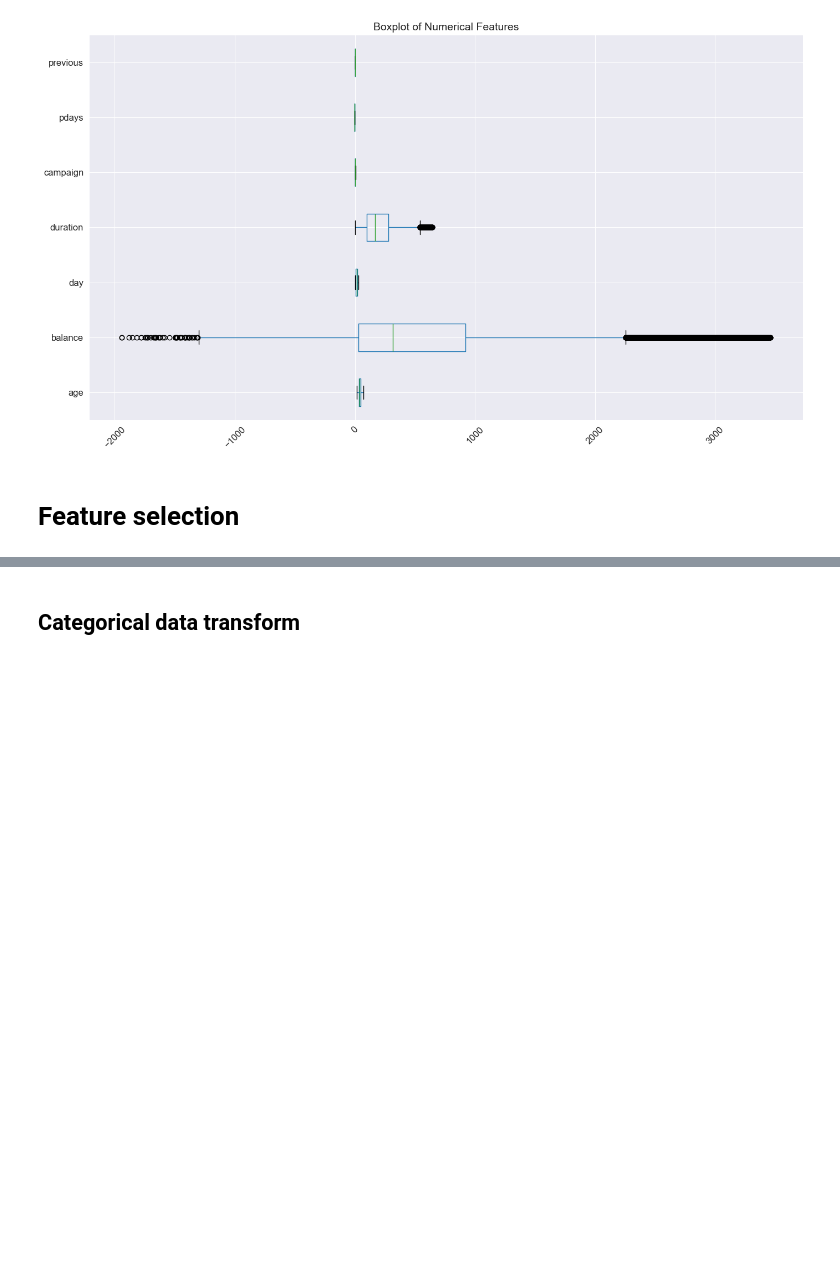
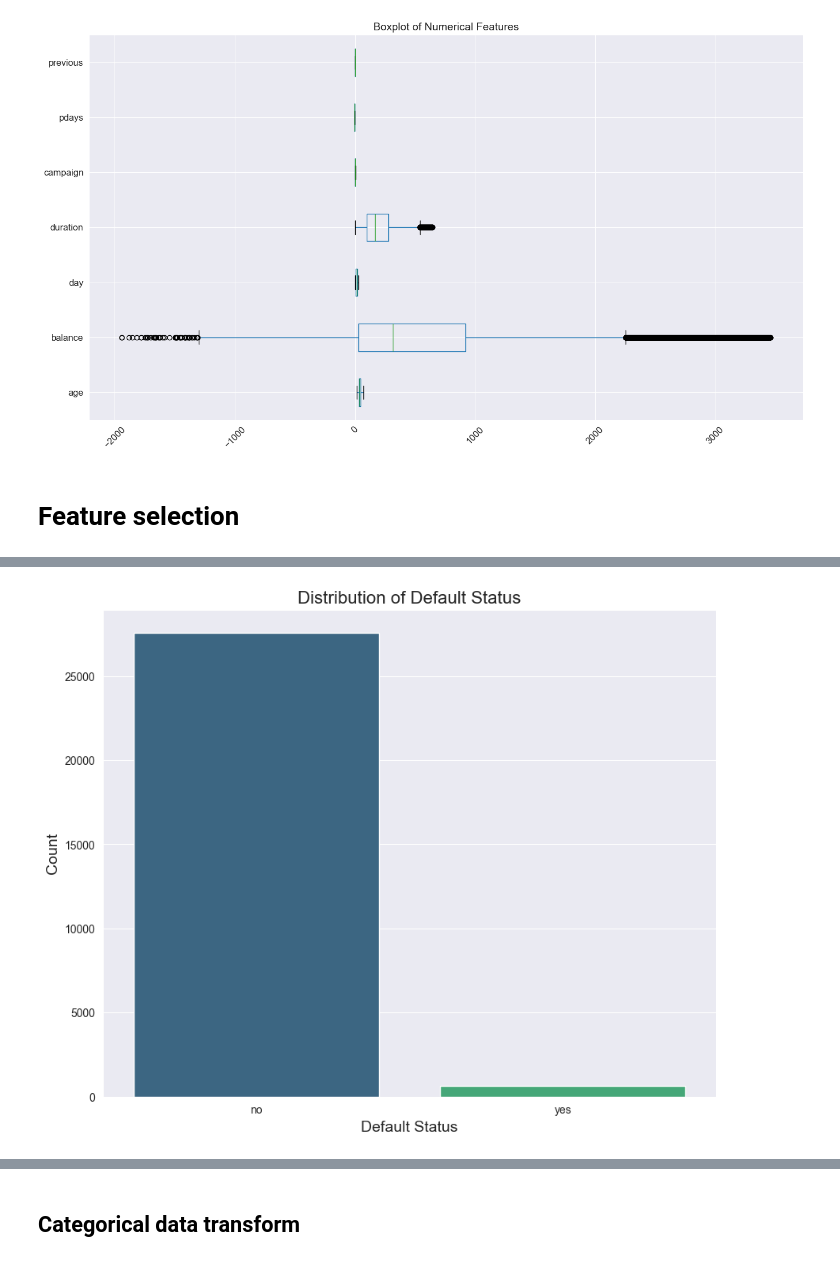
Before and after one commit to HirudikaAnupama/Predicting-Term-Deposit-Subscriptions, a Jupyter notebook: models/Predicting Term Deposit Subscriptions.ipynb, the cells around one changed output, grey strips where cells are left out. Saved outputs shown, nothing was run; the diff lists cells and outputs as text; code cells hidden in the pictures; blank space fills up the shorter version.

```diff
--- a/models/Predicting Term Deposit Subscriptions.ipynb
+++ b/models/Predicting Term Deposit Subscriptions.ipynb
@@ -503,0 +523,12 @@ data_cleaned.to_csv("data\\cleaned_dataset.csv", index=False)
+# %%
+# drop "previous" and "pdays" features due to limited variability
+independent.drop(['previous', 'pdays'], axis=1, inplace=True)
+# %%
+plt.figure(figsize=(10, 8))
+sns.countplot(x="default", hue="default", data=independent, palette='viridis')
+plt.xlabel("Default Status", fontsize=14)
+plt.ylabel("Count", fontsize=14)
+plt.title("Distribution of Default Status", fontsize=16)
+plt.show()
+# %% [output]
+[figure, added]
```
Also changed, not shown: parts of 55 cells of this notebook.
